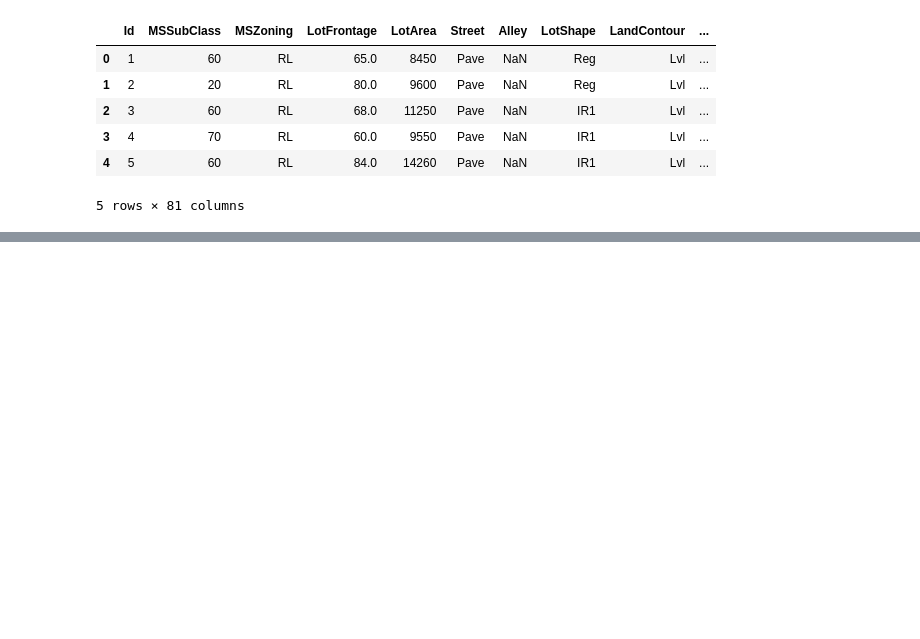
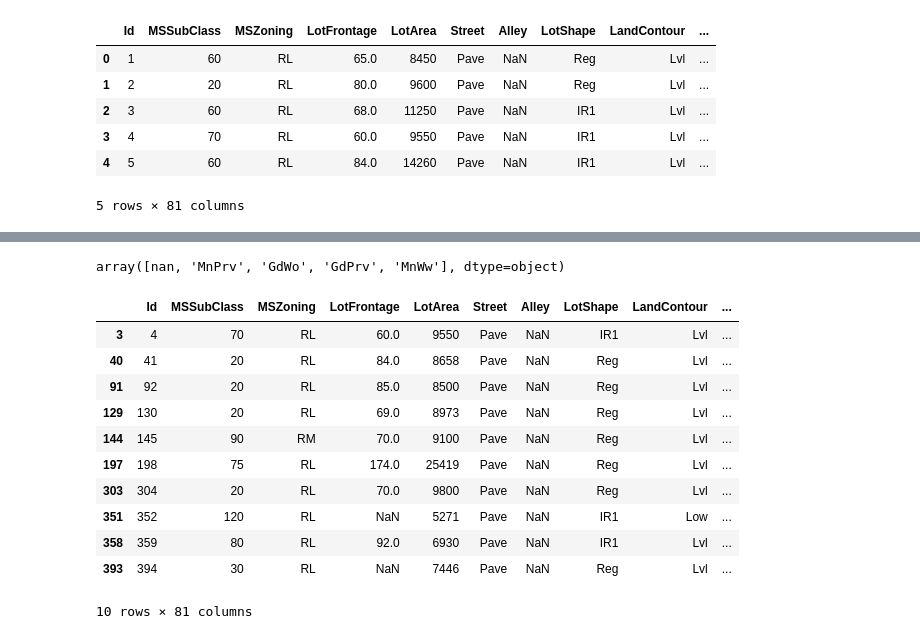
Before and after one commit to anjali88/Basic-ML-, a Jupyter notebook: Pushpanjali_banik_Pandas.ipynb, the cells around one changed output, grey strips where cells are left out. Saved outputs shown, nothing was run; the diff lists cells and outputs as text; code cells hidden in the pictures; blank space fills up the shorter version.

```diff
--- a/Pushpanjali_banik_Pandas.ipynb
+++ b/Pushpanjali_banik_Pandas.ipynb
@@ -276,0 +381,21 @@ kaggle.head()
+# %%
+kaggle['Fence'].unique()
+# %% [output]
+array([nan, 'MnPrv', 'GdWo', 'GdPrv', 'MnWw'], dtype=object)
+# %%
+#sort dataframe by certain column values
+#doesnt reorder the columns
+kaggle.sort_values(by=['SaleCondition','YrSold'])[0:10]
+# %% [output]
+|  | Id | MSSubClass | MSZoning | LotFrontage | LotArea | Street | Alley | LotShape | LandContour | ... |
+| 3 | 4 | 70 | RL | 60.0 | 9550 | Pave | NaN | IR1 | Lvl | ... |
+| 40 | 41 | 20 | RL | 84.0 | 8658 | Pave | NaN | Reg | Lvl | ... |
+| 91 | 92 | 20 | RL | 85.0 | 8500 | Pave | NaN | Reg | Lvl | ... |
+| 129 | 130 | 20 | RL | 69.0 | 8973 | Pave | NaN | Reg | Lvl | ... |
+| 144 | 145 | 90 | RM | 70.0 | 9100 | Pave | NaN | Reg | Lvl | ... |
+| 197 | 198 | 75 | RL | 174.0 | 25419 | Pave | NaN | Reg | Lvl | ... |
+| 303 | 304 | 20 | RL | 70.0 | 9800 | Pave | NaN | Reg | Lvl | ... |
+| 351 | 352 | 120 | RL | NaN | 5271 | Pave | NaN | IR1 | Low | ... |
+| 358 | 359 | 80 | RL | 92.0 | 6930 | Pave | NaN | IR1 | Lvl | ... |
+| 393 | 394 | 30 | RL | NaN | 7446 | Pave | NaN | Reg | Lvl | ... |
+10 rows × 81 columns
```
Also changed, not shown: parts of 10 cells of this notebook.
